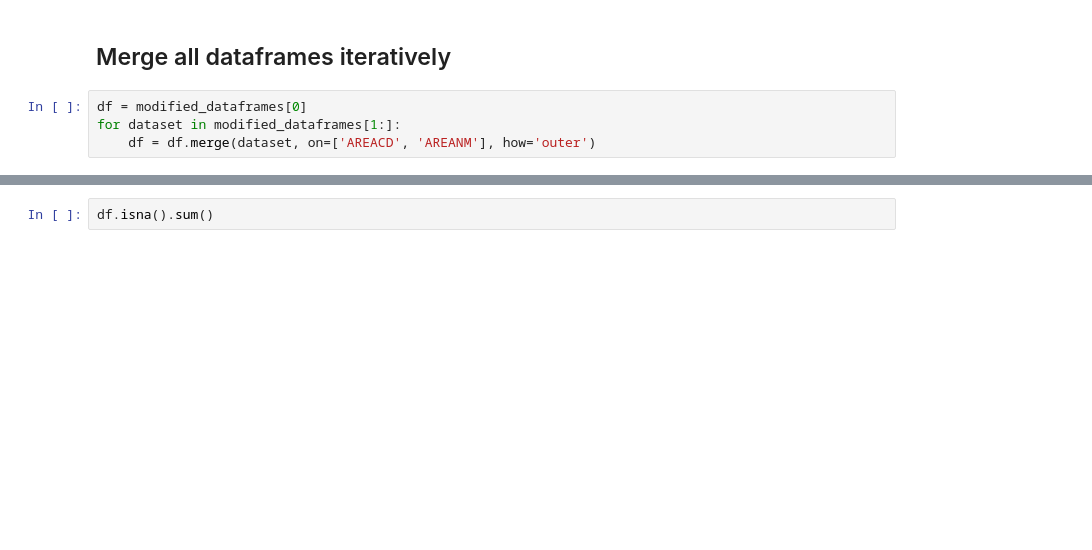
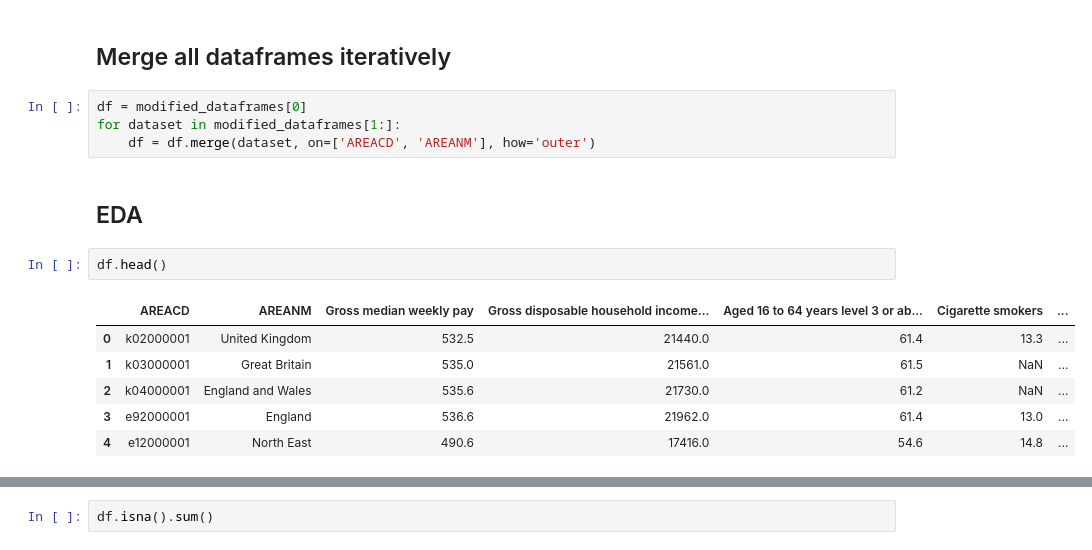
Before and after one commit to abdulkasim1/RSS-Conference, a Jupyter notebook: glm.ipynb, the cells around one changed output, grey strips where cells are left out. Saved outputs shown, nothing was run; the diff lists cells and outputs as text; blank space fills up the shorter version.

```diff
--- a/glm.ipynb
+++ b/glm.ipynb
@@ -123,3 +123,14 @@ for metadata, df in zip(csvws, datasets):
 df = modified_dataframes[0]
 for dataset in modified_dataframes[1:]:
     df = df.merge(dataset, on=['AREACD', 'AREANM'], how='outer')
+# %% [markdown]
+## EDA
+# %%
+df.head()
+# %% [output]
+|  | AREACD | AREANM | Gross median weekly pay | Gross disposable household income... | Aged 16 to 64 years level 3 or ab... | Cigarette smokers | ... |
+| 0 | k02000001 | United Kingdom | 532.5 | 21440.0 | 61.4 | 13.3 | ... |
+| 1 | k03000001 | Great Britain | 535.0 | 21561.0 | 61.5 | NaN | ... |
+| 2 | k04000001 | England and Wales | 535.6 | 21730.0 | 61.2 | NaN | ... |
+| 3 | e92000001 | England | 536.6 | 21962.0 | 61.4 | 13.0 | ... |
+| 4 | e12000001 | North East | 490.6 | 17416.0 | 54.6 | 14.8 | ... |
```
Also changed, not shown: parts of 12 cells of this notebook.
